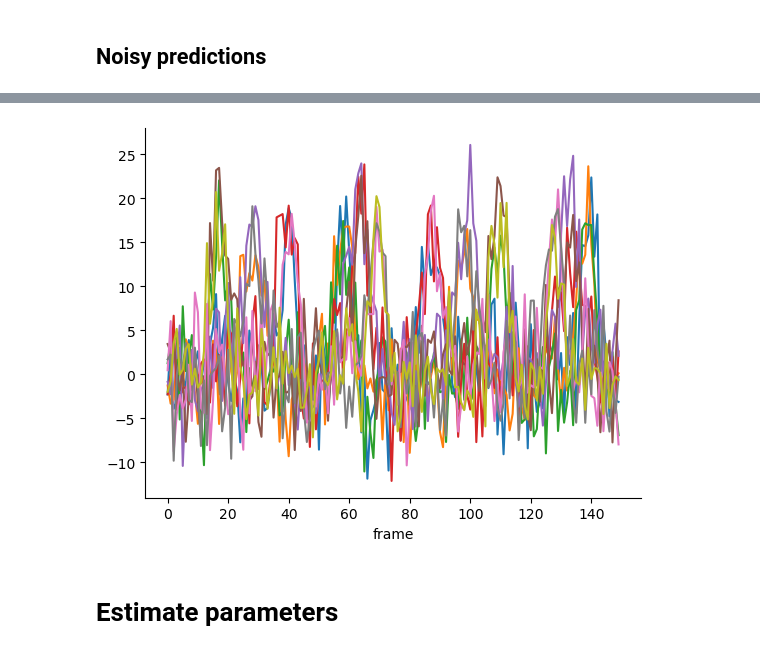
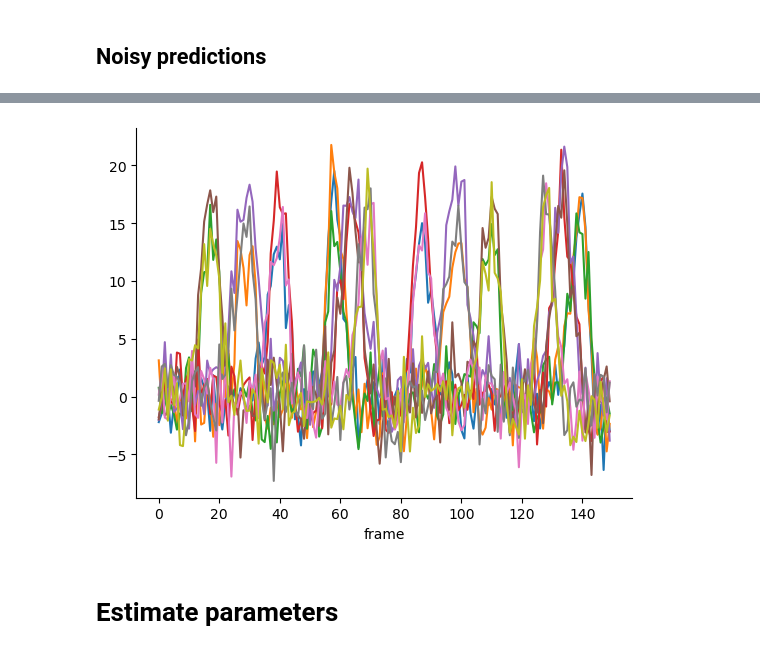
Before and after one commit to mdaghlian/braincoder_bprf, a Jupyter notebook: notebooks/Fit 2D Gaussian PRF MCMC.ipynb, the cells around one changed output, grey strips where cells are left out. Cells and saved outputs as stored; diff of their text form; code cells hidden in the pictures.

```diff
--- a/notebooks/Fit 2D Gaussian PRF MCMC.ipynb
+++ b/notebooks/Fit 2D Gaussian PRF MCMC.ipynb
@@ -69,7 +69,7 @@ pred.plot(legend=False)
 # %% [markdown]
 ## Noisy predictions
 # %%
-data = model.simulate(noise=4)
+data = model.simulate(noise=2)
 data.plot(legend=False)
 sns.despine()
 # %% [output]
@@ -76,4 +78,4 @@ sns.despine()
-[figure, old version]
+[figure, new version]
 # %% [markdown]
 # Estimate parameters
 # %%
```
Also changed, not shown: parts of 22 cells of this notebook, 3 other files.
